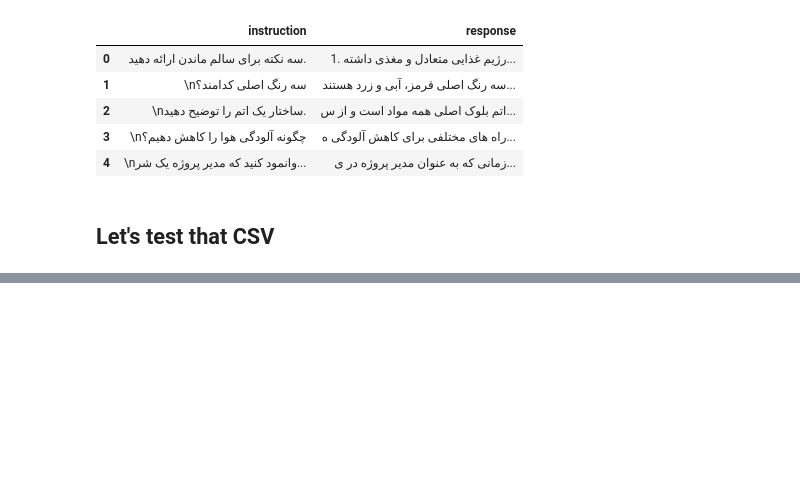
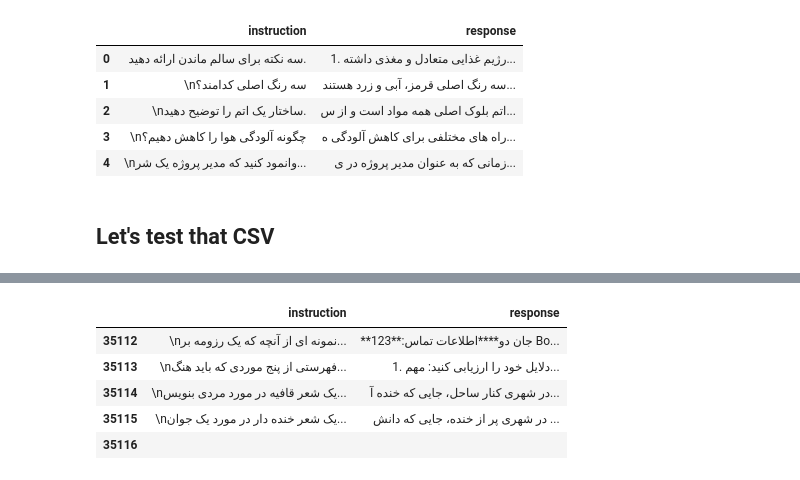
Before and after one commit to prp-e/maralgpt-chat-dataset, a Jupyter notebook: Excel Data Processing.ipynb, the cells around one changed output, grey strips where cells are left out. Drawn from its saved outputs; the diff is of its cells as text; code cells hidden in the pictures; blank space fills up the shorter version.

```diff
--- a/Excel Data Processing.ipynb
+++ b/Excel Data Processing.ipynb
@@ -110,3 +110,5 @@ df.head()
 df.to_csv('output.csv', index=False)
 # %% [markdown]
 ## Let's test that CSV
+# %%
+df = pd.read_csv('output.csv')
@@ -112,0 +124,9 @@ df.to_csv('output.csv', index=False)
+# %%
+df.tail()
+# %% [output]
+|  | instruction | response |
+| 35112 | \nنمونه ای از آنچه که یک رزومه بر... | **جان دو****اطلاعات تماس:**123 Bo... |
+| 35113 | \nفهرستی از پنج موردی که باید هنگ... | 1. دلایل خود را ارزیابی کنید: مهم... |
+| 35114 | \nیک شعر قافیه در مورد مردی بنویس... | در شهری کنار ساحل، جایی که خنده آ... |
+| 35115 | \nیک شعر خنده دار در مورد یک جوان... | در شهری پر از خنده، جایی که دانش ... |
+| 35116 |  |  |
```
Also changed, not shown: parts of 1 cell of this notebook.
